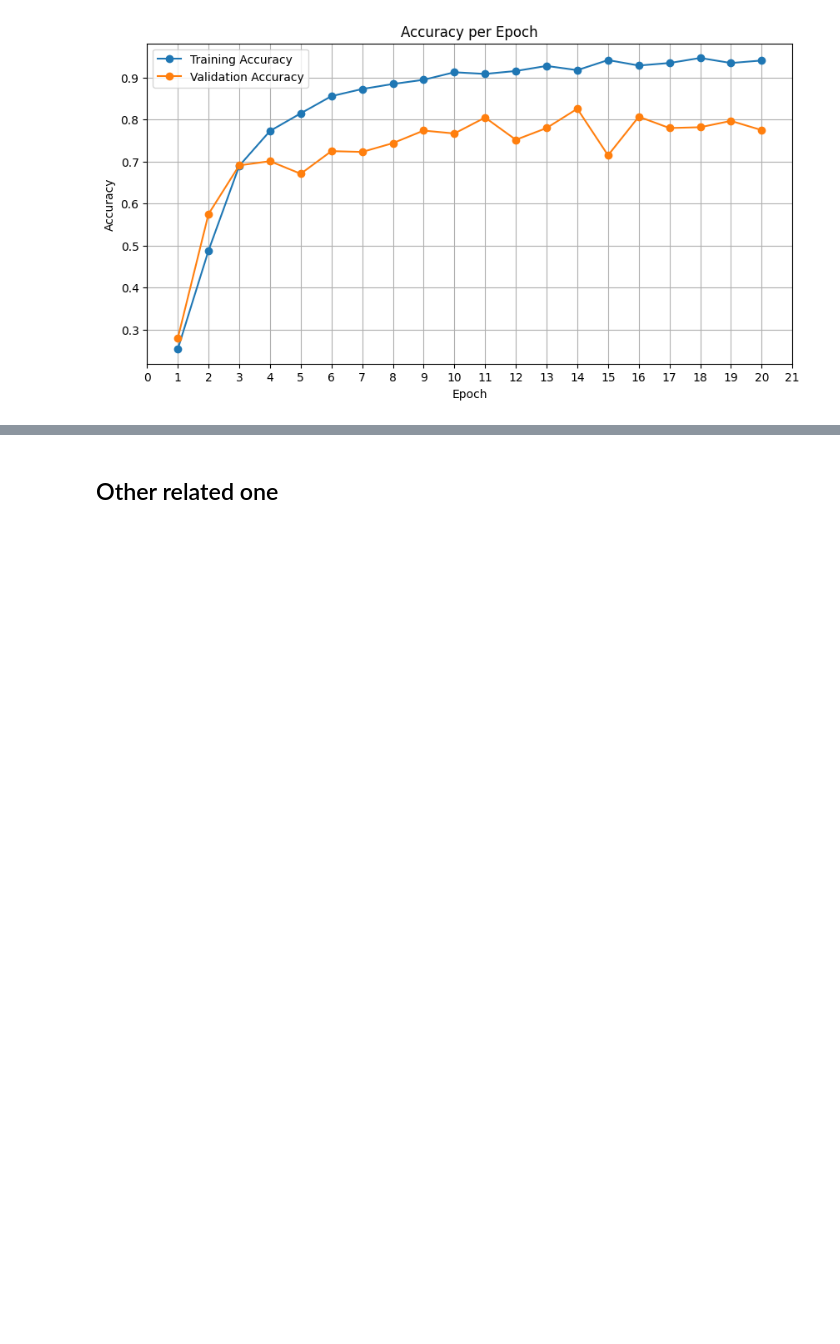
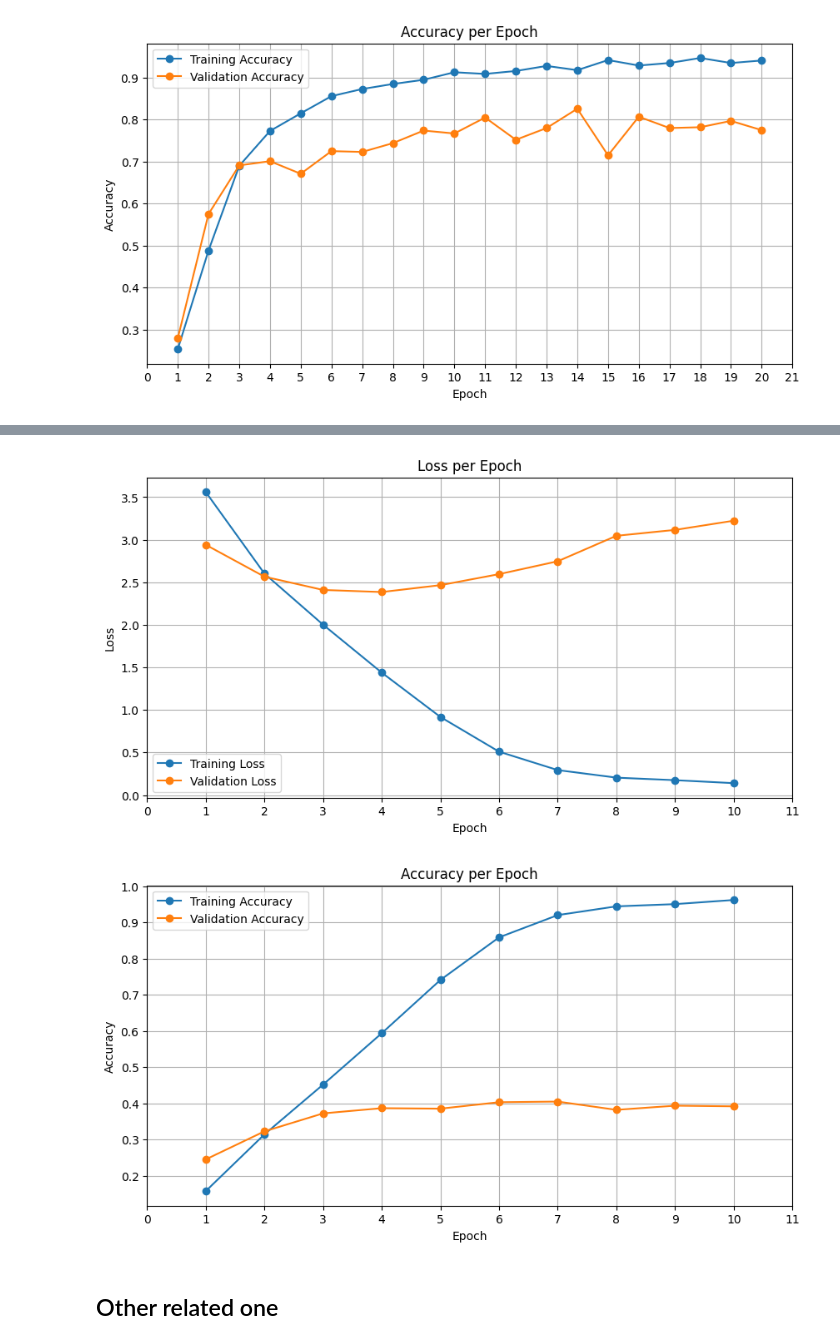
Before and after one commit to Mohammed-Abed-Alkareem/Arabic-Handwriting-Identification-Deep-Learning, a Jupyter notebook: projectCode/file.ipynb, the cells around one changed output, grey strips where cells are left out. Cells and saved outputs as stored; diff of their text form; code cells hidden in the pictures; blank space fills up the shorter version.

Commit message:
task 3 ready remaining your model
 resnet 50 pretrained added

```diff
--- a/projectCode/file.ipynb
+++ b/projectCode/file.ipynb
@@ -1623,0 +1647,27 @@ plot_accuracy_per_epoch(epoch_train_acc, epoch_val_acc)
+# %%
+from torchvision.models import resnet50, ResNet50_Weights
+from torch import nn
+
+# Step 1: Load the pretrained ResNet-50 model
+weights = ResNet50_Weights.IMAGENET1K_V1
+net = resnet50(weights=weights)
+
+# Step 2: Modify the input layer to accept single-channel images
+# Replace the first convolutional layer (3 input channels -> 1 input channel)
+net.conv1 = nn.Conv2d(
+    1, 64, kernel_size=(7, 7), stride=(2, 2), padding=(3, 3), bias=False
+)
+
+# Step 3: Modify the classification head
+
+num_classes = len(classes)
+
+# Replace the fully connected layer to match the number of classes
+net.fc = nn.Linear(net.fc.in_features, num_classes)
+
+# Step 4: Freeze all layers except the last 5 layers
+for param in list(net.parameters())[:-5]:
+    param.requires_grad = False
+
+# Print the modified model (optional)
+print(net)
@@ -1623,0 +1693,13 @@ plot_accuracy_per_epoch(epoch_train_acc, epoch_val_acc)
+# %%
+#train the model
+criterion = nn.CrossEntropyLoss()
+optimizer = optim.AdamW(net.parameters(), lr=0.002, weight_decay=1e-2)
+
+epoch_loss,\
+epoch_val_loss,\
+epoch_train_acc,\
+epoch_val_acc = trainModelGPU(net=net,
+                                      train_loader=train_aug_loader,
+                                      val_loader=val_aug_loader,
+                                      optimizer=optimizer,
+                                      criterion=criterion)
@@ -1624,2 +1724,9 @@ plot_accuracy_per_epoch(epoch_train_acc, epoch_val_acc)
+# %%
+
+plot_loss_per_epoch(epoch_loss, epoch_val_loss)
+plot_accuracy_per_epoch(epoch_train_acc, epoch_val_acc)
+# %% [output]
+[figure, added]
+[figure, added]
 # %% [markdown]
 ## Other related one
```
Also changed, not shown: parts of 5 cells of this notebook.
